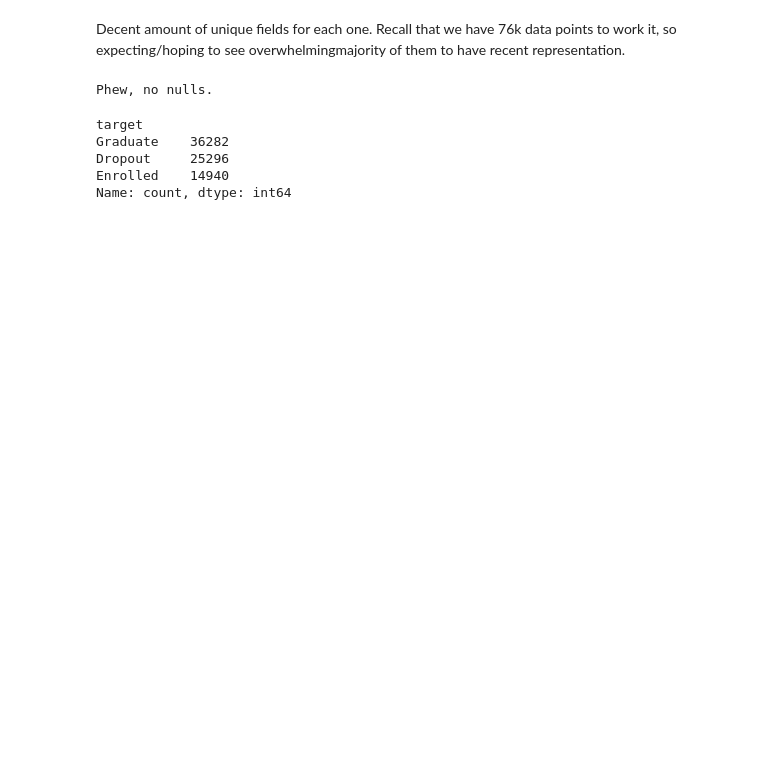
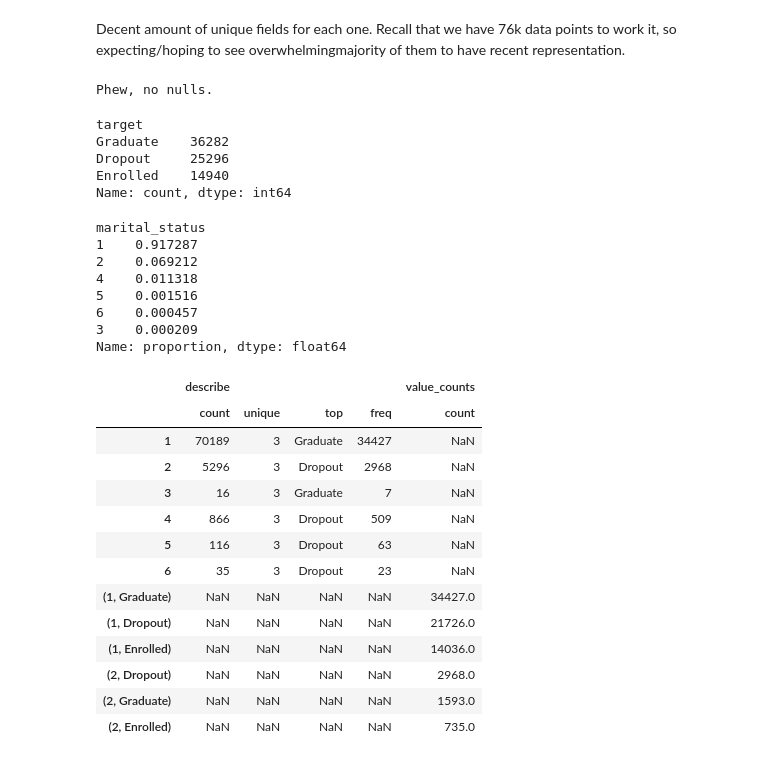
Before and after one commit to bwolff26/academic_success, a Jupyter notebook: code/ceda_i.ipynb, the cells around one changed output. Drawn from its saved outputs; the diff is of its cells as text; code cells hidden in the pictures; blank space fills up the shorter version.

```diff
--- a/code/ceda_i.ipynb
+++ b/code/ceda_i.ipynb
@@ -101,0 +103,27 @@ i = 1
+# %%
+print(df[df.columns[i]].value_counts(normalize=True))
+# df.groupby(df.columns[i])['target'].describe()
+df.groupby(df.columns[i])['target'].agg(['describe', 'value_counts'])[:12]
+# %% [output]
+marital_status
+1    0.917287
+2    0.069212
+4    0.011318
+5    0.001516
+6    0.000457
+3    0.000209
+Name: proportion, dtype: float64
+|  | describe |  |  |  | value_counts |
+|  | count | unique | top | freq | count |
+| 1 | 70189 | 3 | Graduate | 34427 | NaN |
+| 2 | 5296 | 3 | Dropout | 2968 | NaN |
+| 3 | 16 | 3 | Graduate | 7 | NaN |
+| 4 | 866 | 3 | Dropout | 509 | NaN |
+| 5 | 116 | 3 | Dropout | 63 | NaN |
+| 6 | 35 | 3 | Dropout | 23 | NaN |
+| (1, Graduate) | NaN | NaN | NaN | NaN | 34427.0 |
+| (1, Dropout) | NaN | NaN | NaN | NaN | 21726.0 |
+| (1, Enrolled) | NaN | NaN | NaN | NaN | 14036.0 |
+| (2, Dropout) | NaN | NaN | NaN | NaN | 2968.0 |
+| (2, Graduate) | NaN | NaN | NaN | NaN | 1593.0 |
+| (2, Enrolled) | NaN | NaN | NaN | NaN | 735.0 |
```
Also changed, not shown: parts of 24 cells of this notebook.
